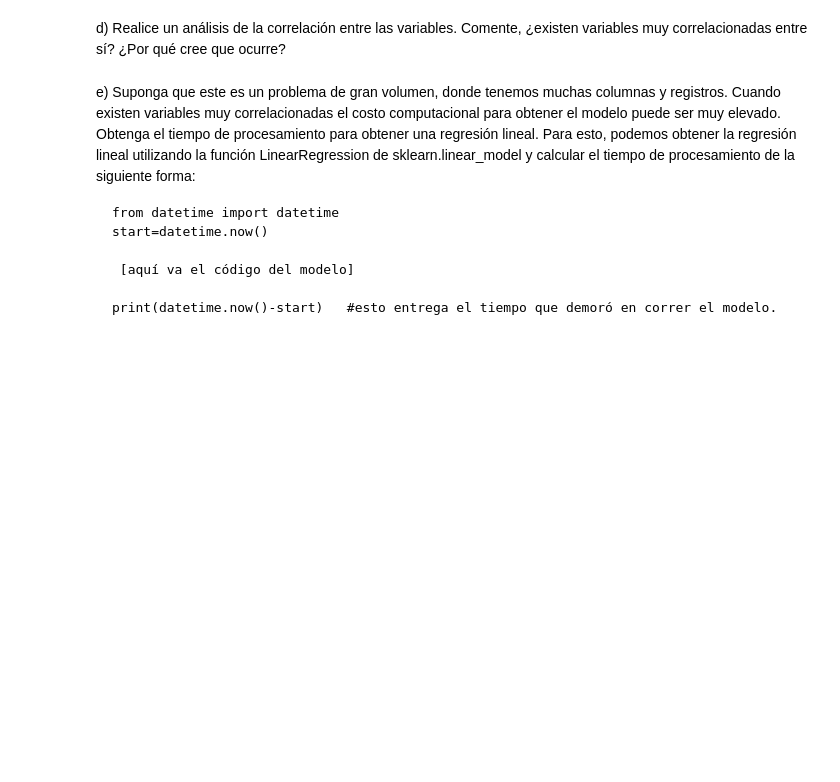
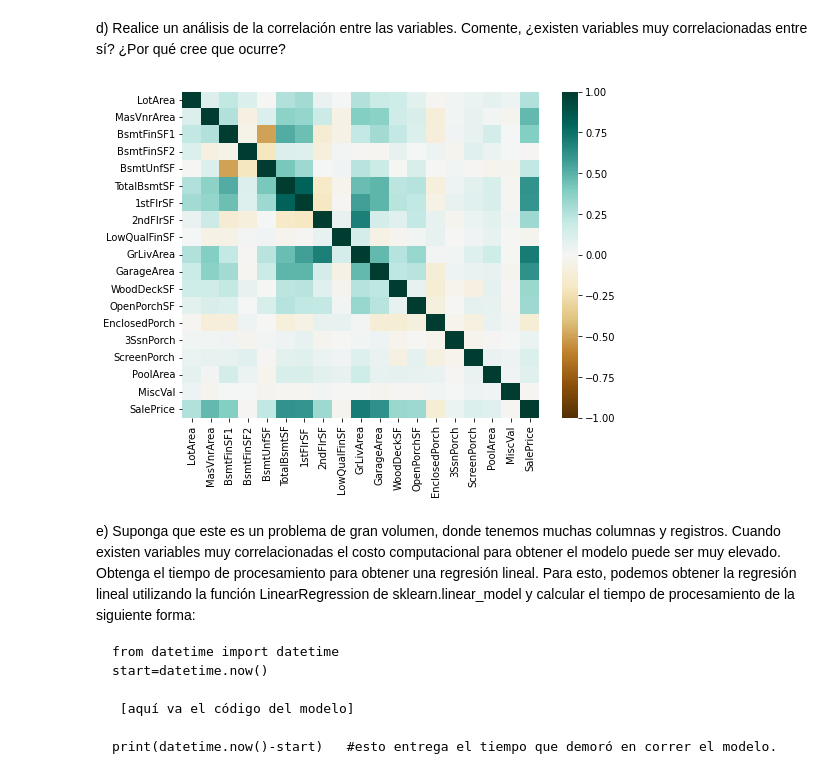
Before and after one commit to Vngel0/Python_UC, a Jupyter notebook: Clase_8_PCA_y_FA.ipynb, the cells around one changed output. Saved outputs shown, nothing was run; the diff lists cells and outputs as text; code cells hidden in the pictures; blank space fills up the shorter version.

```diff
--- a/Clase_8_PCA_y_FA.ipynb
+++ b/Clase_8_PCA_y_FA.ipynb
@@ -501,5 +533,13 @@ c) Vamos a implementar un modelo de regresión lineal para modelar el precio de
 # %% [markdown]
 d) Realice un análisis de la correlación entre las variables. Comente, ¿existen variables muy correlacionadas entre sí? ¿Por qué cree que ocurre?
+# %%
+import seaborn as sns
+corr = df.corr()
+plt.figure(figsize=(8, 6))
+sns.heatmap(corr, cmap="BrBG", vmin=-1, vmax=1);
+#Se logra apreciar una relacion entre: 1stFlrSF y TotalBsmtSf; BsmtFinSF1 y BsmtUnfSF; GrLivArea y 2ndFlrSF
+# %% [output]
+[figure, added]
 # %% [markdown]
 e) Suponga que este es un problema de gran volumen, donde tenemos muchas columnas y registros. Cuando existen variables muy correlacionadas el costo computacional para obtener el modelo puede ser muy elevado. Obtenga el tiempo de procesamiento para obtener una regresión lineal. Para esto, podemos obtener la regresión lineal utilizando la función LinearRegression de sklearn.linear_model y calcular el tiempo de procesamiento de la siguiente forma:
 
```
Also changed, not shown: parts of 21 cells of this notebook.
